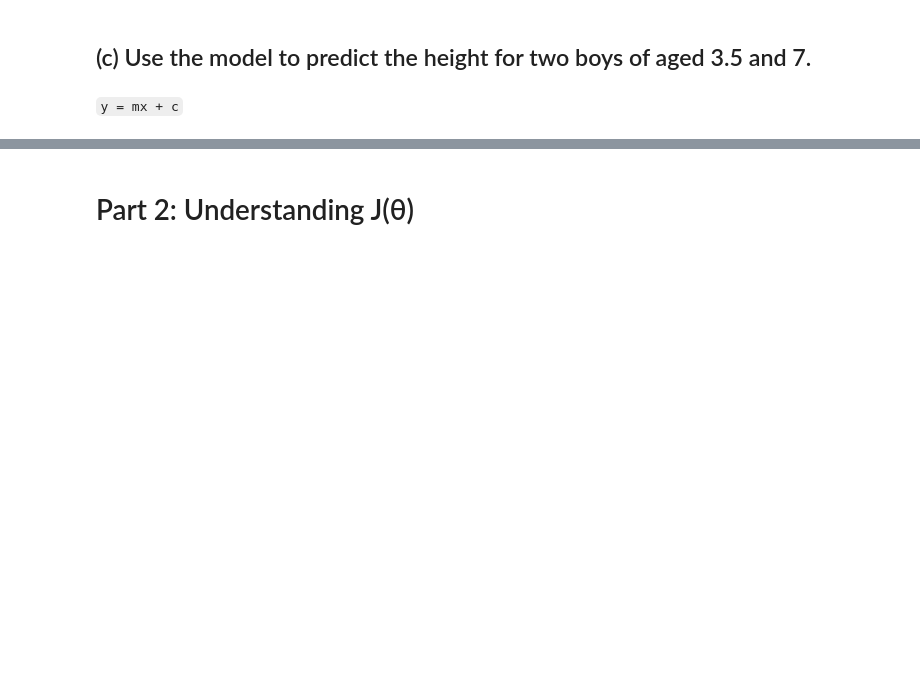
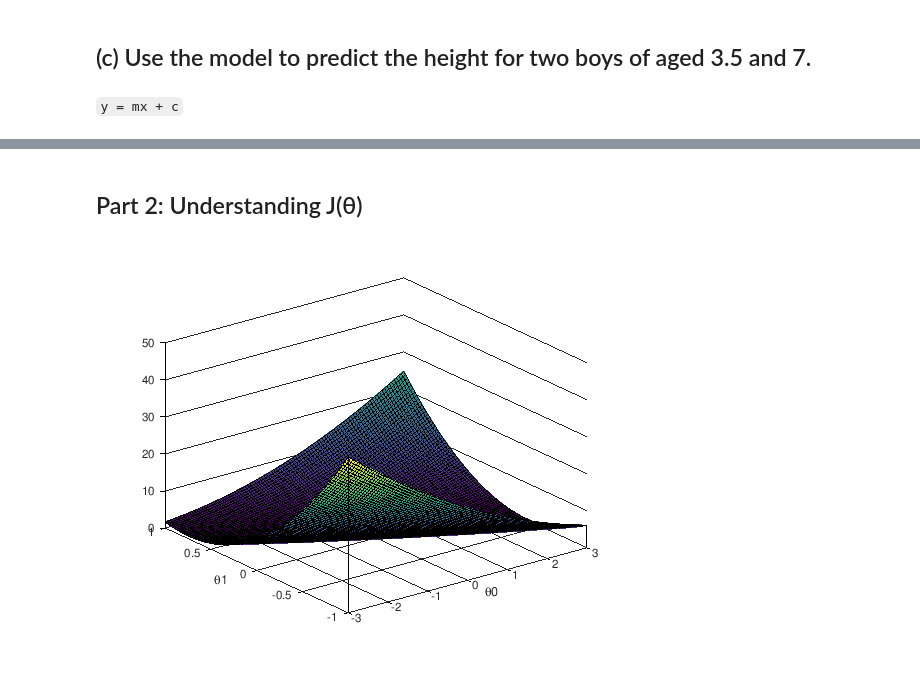
Before and after one commit to kherin/machine_learning, a Jupyter notebook: gradient_descent/linear_regression_gradient_descent.ipynb, the cells around one changed output, grey strips where cells are left out. Drawn from its saved outputs; the diff is of its cells as text; code cells hidden in the pictures; blank space fills up the shorter version.

```diff
--- a/gradient_descent/linear_regression_gradient_descent.ipynb
+++ b/gradient_descent/linear_regression_gradient_descent.ipynb
@@ -107,2 +109,27 @@ ans = Predicted Height for boy aged 7 is 1.25654
 # %% [markdown]
-# Part 2: Understanding J(θ)
+## Part 2: Understanding J(θ)
+# %%
+Jvals = zeros(100, 100); % initialize Jvals to 100_100 matrix of 0s
+
+theta0vals = linspace (-3 , 3 , 100);
+theta1vals = linspace (-1 , 1 , 100 );
+
+for i = 1 : length ( theta0vals )
+    for j = 1 : length ( theta1vals )
+        t = [ theta0vals(i); theta1vals(j)];
+        Jvals ( i , j ) = computeCost(X, y, t);
+    end
+end
+# %%
+% Plot the surfaceplot
+% Because of the way meshgrids work in the surf command, we
+% need to transpose Jvals before calling surf, or else the
+% axes will be flipped
+
+Jvals = Jvals';
+figure;
+surf (theta0vals, theta1vals, Jvals);
+xlabel ('\theta0 ');
+ylabel ( '\theta1 ');
+# %% [output]
+[figure, added]
```
Also changed, not shown: parts of 10 cells of this notebook.
